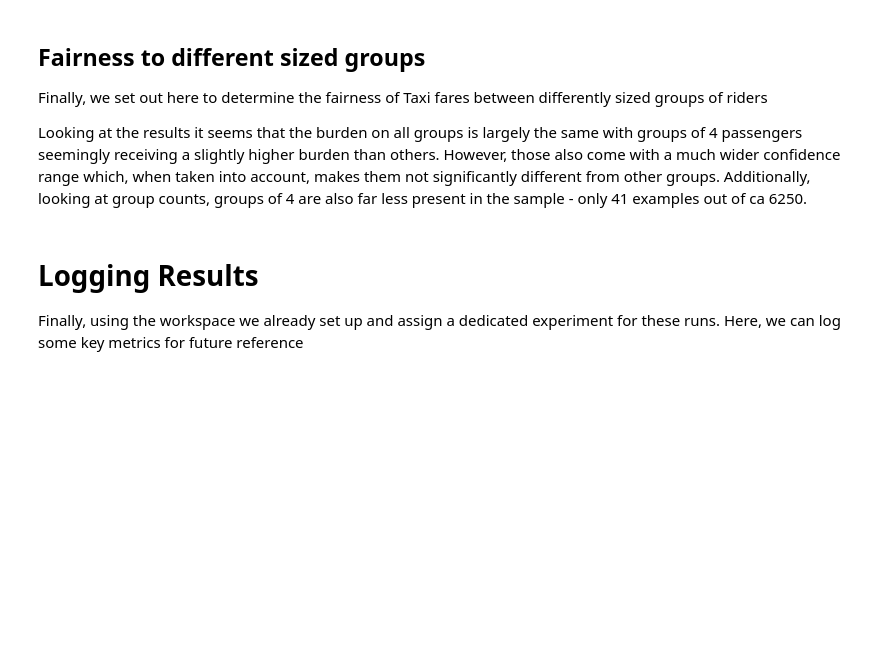
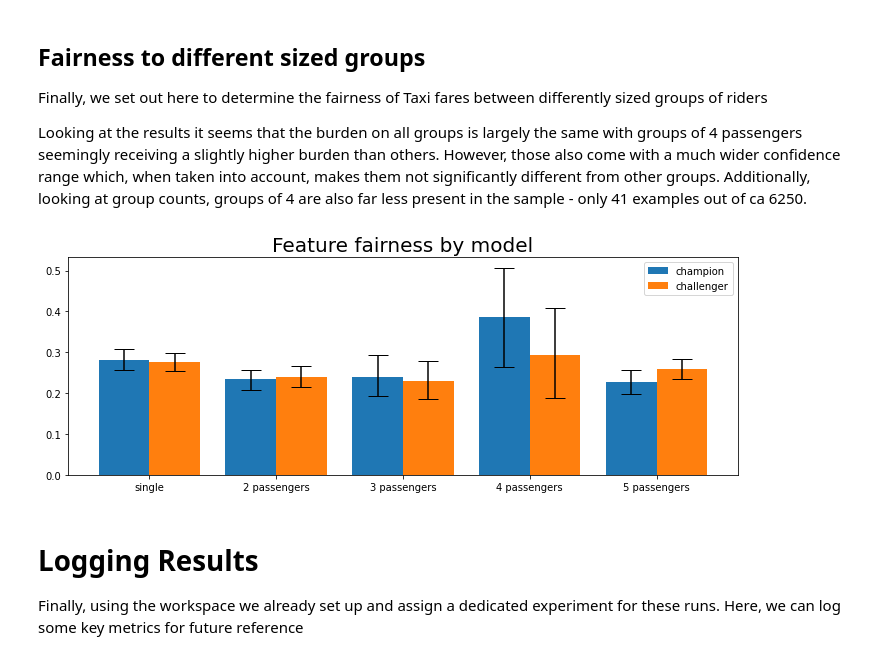
Before and after one commit to CognitiveScale/cortex-certifai-blog, a Jupyter notebook: cortex_certifai_azure_notebooks_NY_Taxi/Tutorial.ipynb, the cells around one changed output. Cells and saved outputs as stored; diff of their text form; code cells hidden in the pictures; blank space fills up the shorter version.

```diff
--- a/cortex_certifai_azure_notebooks_NY_Taxi/Tutorial.ipynb
+++ b/cortex_certifai_azure_notebooks_NY_Taxi/Tutorial.ipynb
@@ -311,16 +359,17 @@ Looking at the results it seems that the burden on all groups is largely the sam
 # %%
 %matplotlib inline
 
 from certifai.scanner.report_utils import scores, construct_scores_dataframe
 
 
 df_rslt=construct_scores_dataframe(scores('fairness', result, max_depth=1))
-display(df_rslt)
 
 group_categories=[f"({i}.0)" for i in range(1,6)]
 group_xlabels=['single']+[f'{i} passengers' for i in range(2,6)]
 
 plot_fairness_burden(df_rslt,group_categories,group_xlabels)
+# %% [output]
+[figure, added]
 # %% [markdown]
 # Logging Results
 
```
Also changed, not shown: parts of 10 cells of this notebook, 1 other file.
